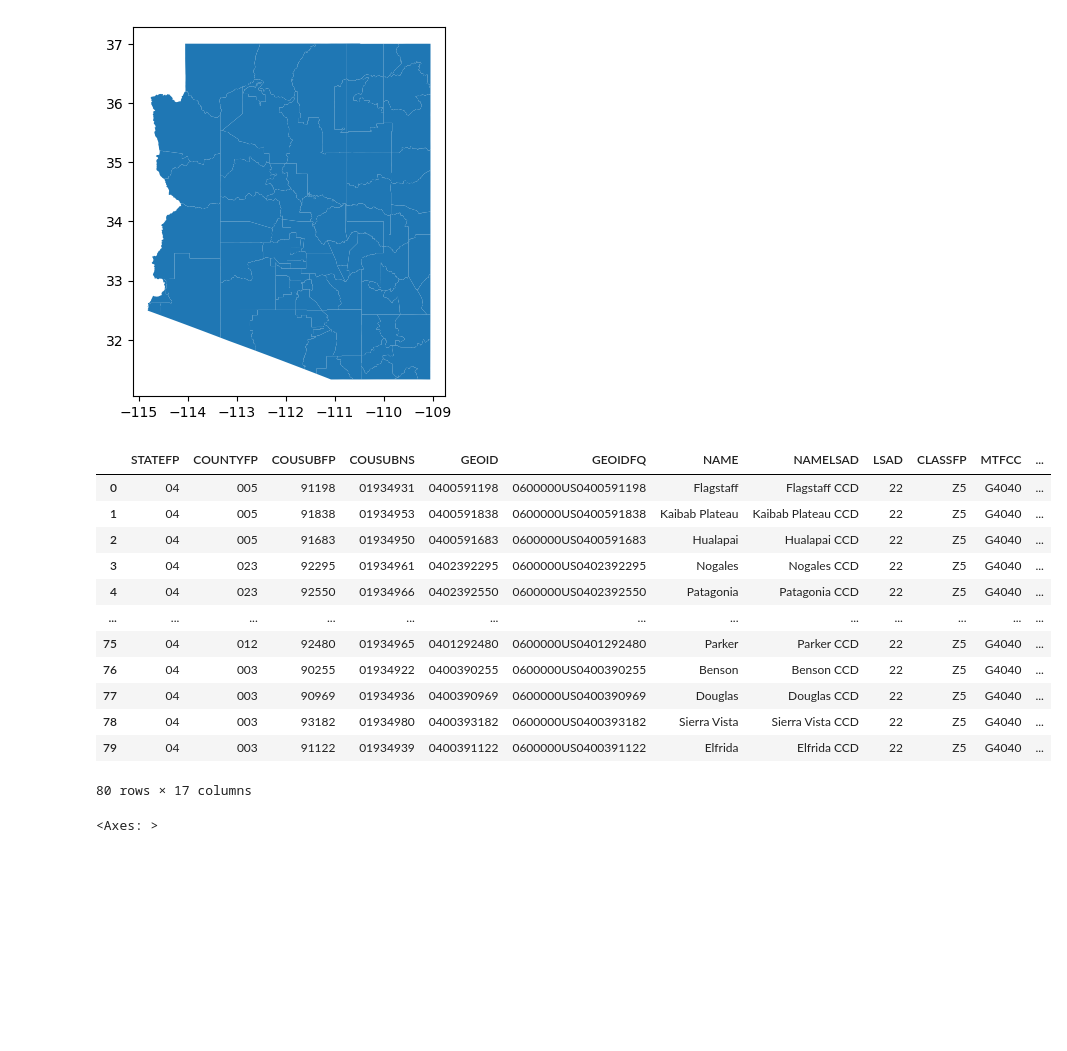
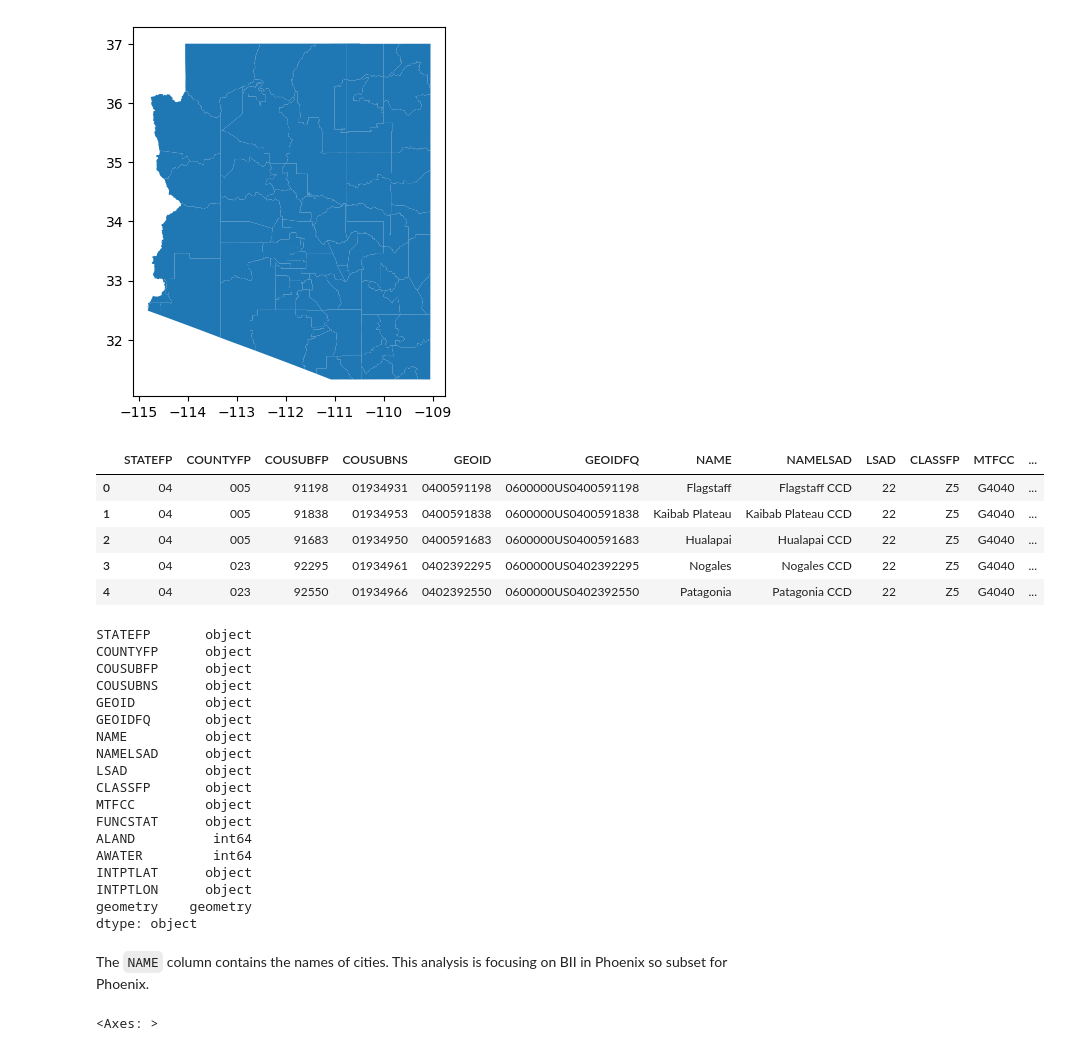
Before and after one commit to sofiiir/task2-biodiversity-intactness, a Jupyter notebook: task2-biodiversity-intactness.ipynb, the cells around one changed output. Cells and saved outputs as stored; diff of their text form; code cells hidden in the pictures; blank space fills up the shorter version.

```diff
--- a/task2-biodiversity-intactness.ipynb
+++ b/task2-biodiversity-intactness.ipynb
@@ -100,19 +110,37 @@ az.plot()
 <Axes: >
 [figure]
 # %%
-az
+# View the first 5 rows of the Arizona df
+az.head()
 # %% [output]
 |  | STATEFP | COUNTYFP | COUSUBFP | COUSUBNS | GEOID | GEOIDFQ | NAME | NAMELSAD | LSAD | CLASSFP | MTFCC | ... |
 | 0 | 04 | 005 | 91198 | 01934931 | 0400591198 | 0600000US0400591198 | Flagstaff | Flagstaff CCD | 22 | Z5 | G4040 | ... |
 | 1 | 04 | 005 | 91838 | 01934953 | 0400591838 | 0600000US0400591838 | Kaibab Plateau | Kaibab Plateau CCD | 22 | Z5 | G4040 | ... |
 | 2 | 04 | 005 | 91683 | 01934950 | 0400591683 | 0600000US0400591683 | Hualapai | Hualapai CCD | 22 | Z5 | G4040 | ... |
 | 3 | 04 | 023 | 92295 | 01934961 | 0402392295 | 0600000US0402392295 | Nogales | Nogales CCD | 22 | Z5 | G4040 | ... |
 | 4 | 04 | 023 | 92550 | 01934966 | 0402392550 | 0600000US0402392550 | Patagonia | Patagonia CCD | 22 | Z5 | G4040 | ... |
-| ... | ... | ... | ... | ... | ... | ... | ... | ... | ... | ... | ... | ... |
-| 75 | 04 | 012 | 92480 | 01934965 | 0401292480 | 0600000US0401292480 | Parker | Parker CCD | 22 | Z5 | G4040 | ... |
-| 76 | 04 | 003 | 90255 | 01934922 | 0400390255 | 0600000US0400390255 | Benson | Benson CCD | 22 | Z5 | G4040 | ... |
-| 77 | 04 | 003 | 90969 | 01934936 | 0400390969 | 0600000US0400390969 | Douglas | Douglas CCD | 22 | Z5 | G4040 | ... |
-| 78 | 04 | 003 | 93182 | 01934980 | 0400393182 | 0600000US0400393182 | Sierra Vista | Sierra Vista CCD | 22 | Z5 | G4040 | ... |
-| 79 | 04 | 003 | 91122 | 01934939 | 0400391122 | 0600000US0400391122 | Elfrida | Elfrida CCD | 22 | Z5 | G4040 | ... |
-80 rows × 17 columns
+# %%
+# Check the data types of all of the columns
+az.dtypes
+# %% [output]
+STATEFP       object
+COUNTYFP      object
+COUSUBFP      object
+COUSUBNS      object
+GEOID         object
+GEOIDFQ       object
+NAME          object
+NAMELSAD      object
+LSAD          object
+CLASSFP       object
+MTFCC         object
+FUNCSTAT      object
+ALAND          int64
+AWATER         int64
+INTPTLAT      object
+INTPTLON      object
+geometry    geometry
+dtype: object
+# %% [markdown]
+The `NAME` column contains the names of cities. This analysis is focusing on  BII in Phoenix so subset for Phoenix.
 # %%
```
Also changed, not shown: parts of 18 cells of this notebook.
